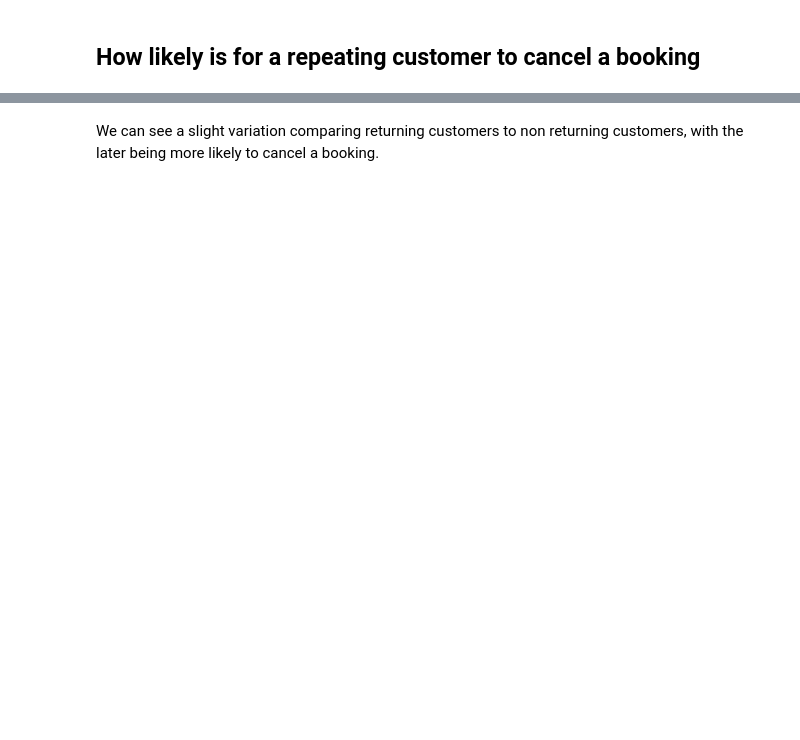
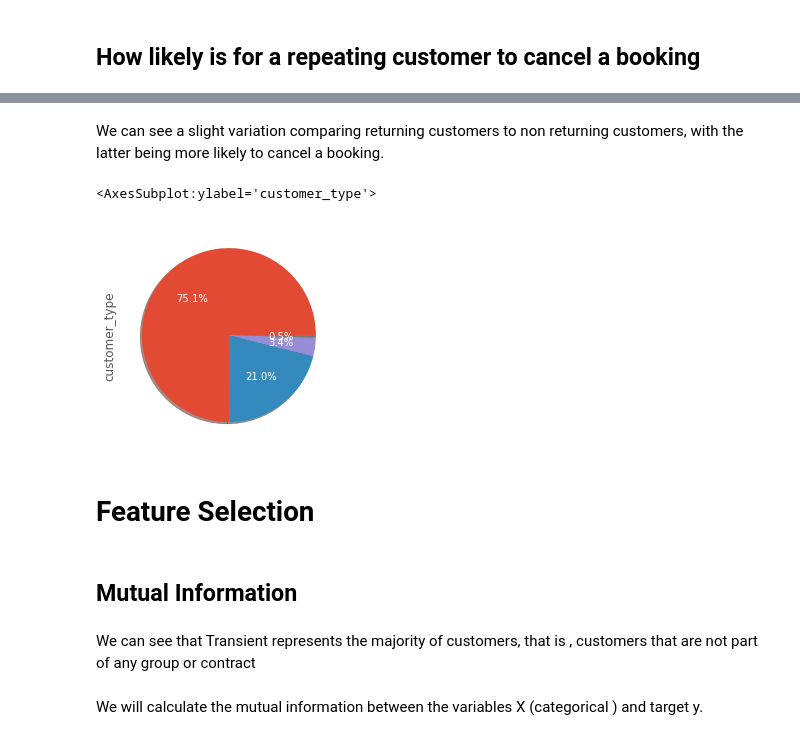
Before and after one commit to aenoboa1/Project_MlZoomcamp, a Jupyter notebook: notebook.ipynb, the cells around one changed output, grey strips where cells are left out. Cells and saved outputs as stored; diff of their text form; code cells hidden in the pictures; blank space fills up the shorter version.

```diff
--- a/notebook.ipynb
+++ b/notebook.ipynb
@@ -287,2 +354,12 @@ Text(0.5, 1.0, 'Non Returning Customers canceling bookings ')
 # %% [markdown]
-We can see a slight variation comparing  returning customers to non returning customers, with the later being more likely to cancel a booking.
+We can see a slight variation comparing  returning customers to non returning customers, with the latter being more likely to cancel a booking.
+# %%
+# Main type of customers
+df.customer_type.value_counts().plot(kind="pie",autopct='%1.1f%%', shadow=True)
+# %% [output]
+<AxesSubplot:ylabel='customer_type'>
+[figure, added]
+# %% [markdown]
+#  Feature Selection
+# %% [markdown]
+## Mutual Information
@@ -288,0 +385,4 @@ We can see a slight variation comparing  returning customers to non returning cu
+# %% [markdown]
+We can see that Transient represents the majority of customers, that is , customers that are not part of any  group or contract
+# %% [markdown]
+We will calculate the mutual information between the variables X (categorical ) and target y.
```
Also changed, not shown: parts of 98 cells of this notebook, 2 other files.
